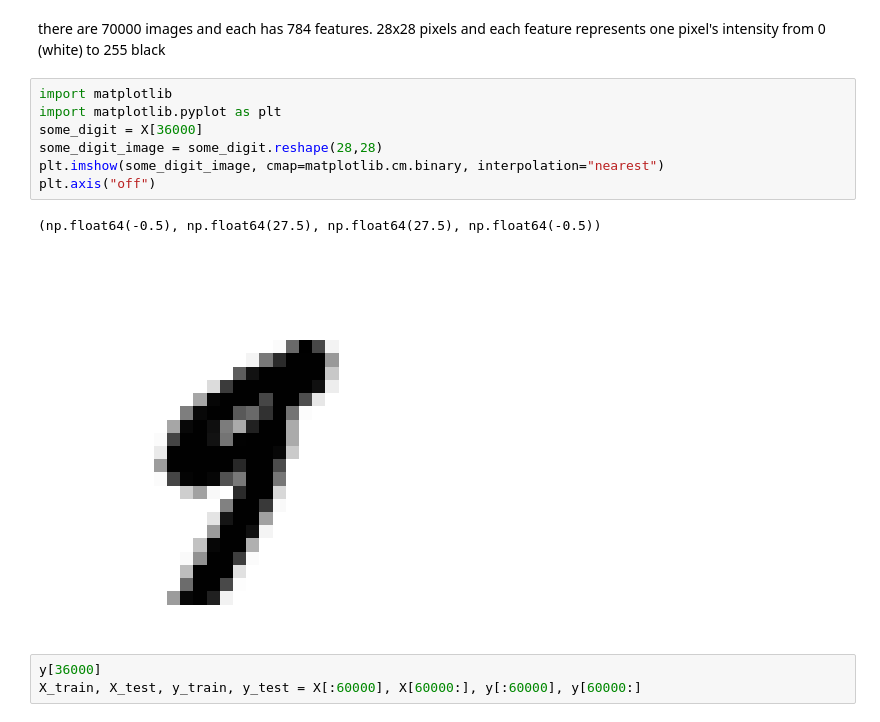
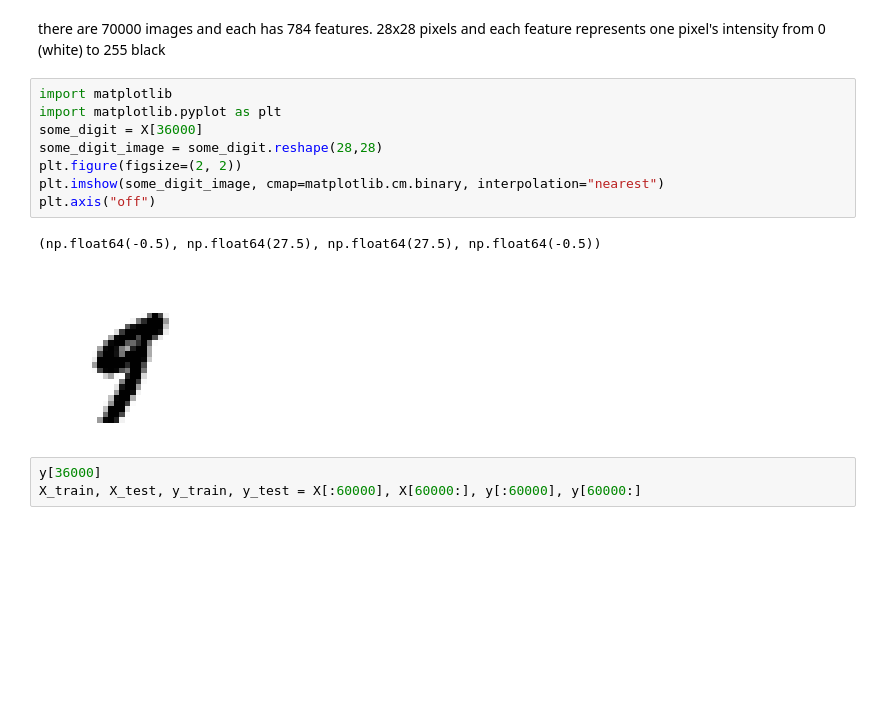
Before and after one commit to nikh-str/training, a Jupyter notebook: classification.ipynb, the cells around one changed output. Saved outputs shown, nothing was run; the diff lists cells and outputs as text; blank space fills up the shorter version.

```diff
--- a/classification.ipynb
+++ b/classification.ipynb
@@ -20,13 +20,14 @@ there are 70000 images and each has 784 features. 28x28 pixels and each feature
 # %%
 import matplotlib
 import matplotlib.pyplot as plt
 some_digit = X[36000]
 some_digit_image = some_digit.reshape(28,28)
+plt.figure(figsize=(2, 2))
 plt.imshow(some_digit_image, cmap=matplotlib.cm.binary, interpolation="nearest")
 plt.axis("off")
 # %% [output]
 (np.float64(-0.5), np.float64(27.5), np.float64(27.5), np.float64(-0.5))
-[figure, old version]
+[figure, new version]
 # %%
 y[36000]
 X_train, X_test, y_train, y_test = X[:60000], X[60000:], y[:60000], y[60000:]
```
Also changed, not shown: parts of 5 cells of this notebook.
